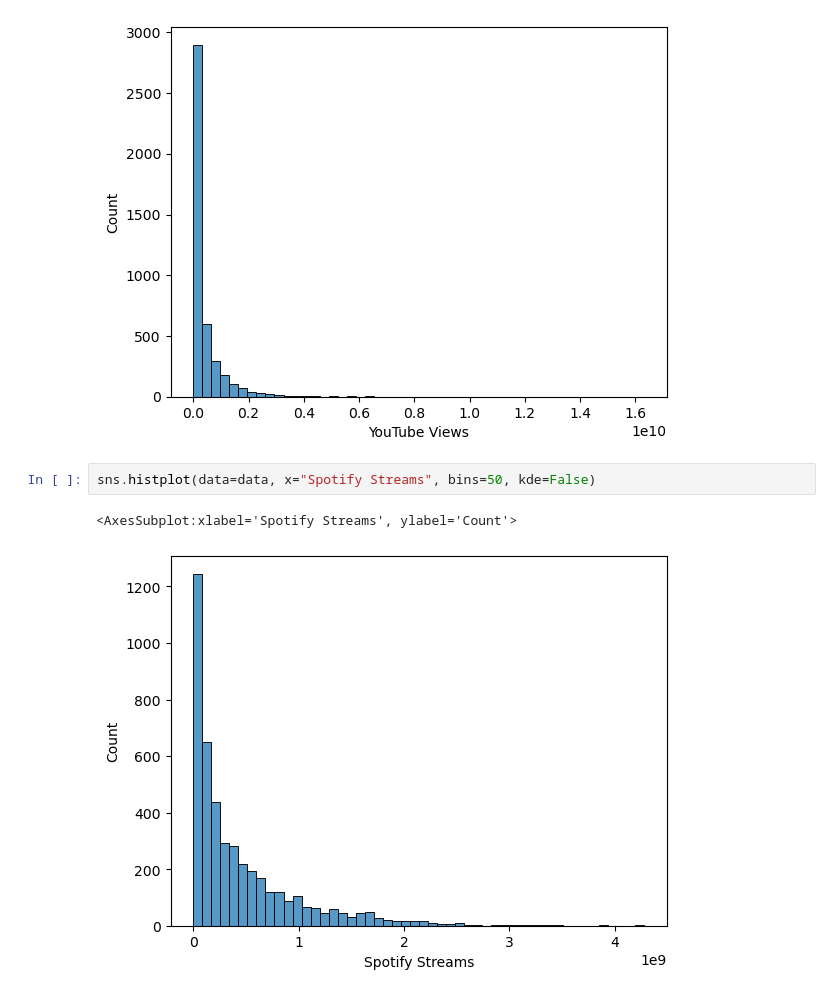
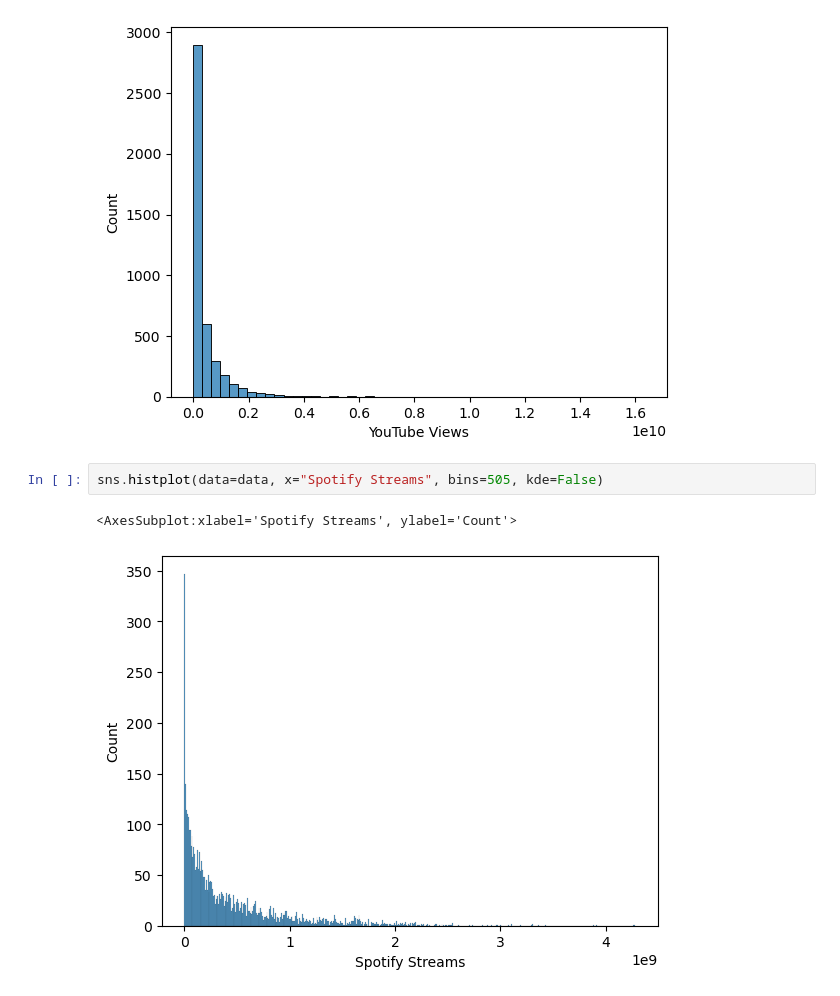
Before and after one commit to Google-Stein/CCIC-Artificial-Intelligence, a Jupyter notebook: Semester 1/Spotify/Spotify2024.ipynb, the cells around one changed output. Saved outputs shown, nothing was run; the diff lists cells and outputs as text.

```diff
--- a/Semester 1/Spotify/Spotify2024.ipynb
+++ b/Semester 1/Spotify/Spotify2024.ipynb
@@ -185,7 +205,7 @@ sns.histplot(data=data, x="YouTube Views", bins=50, kde=False)
 <AxesSubplot:xlabel='YouTube Views', ylabel='Count'>
 [figure]
 # %%
-sns.histplot(data=data, x="Spotify Streams", bins=50, kde=False)
+sns.histplot(data=data, x="Spotify Streams", bins=505, kde=False)
 # %% [output]
 <AxesSubplot:xlabel='Spotify Streams', ylabel='Count'>
-[figure, old version]
+[figure, new version]
```
Also changed, not shown: parts of 25 cells of this notebook.
